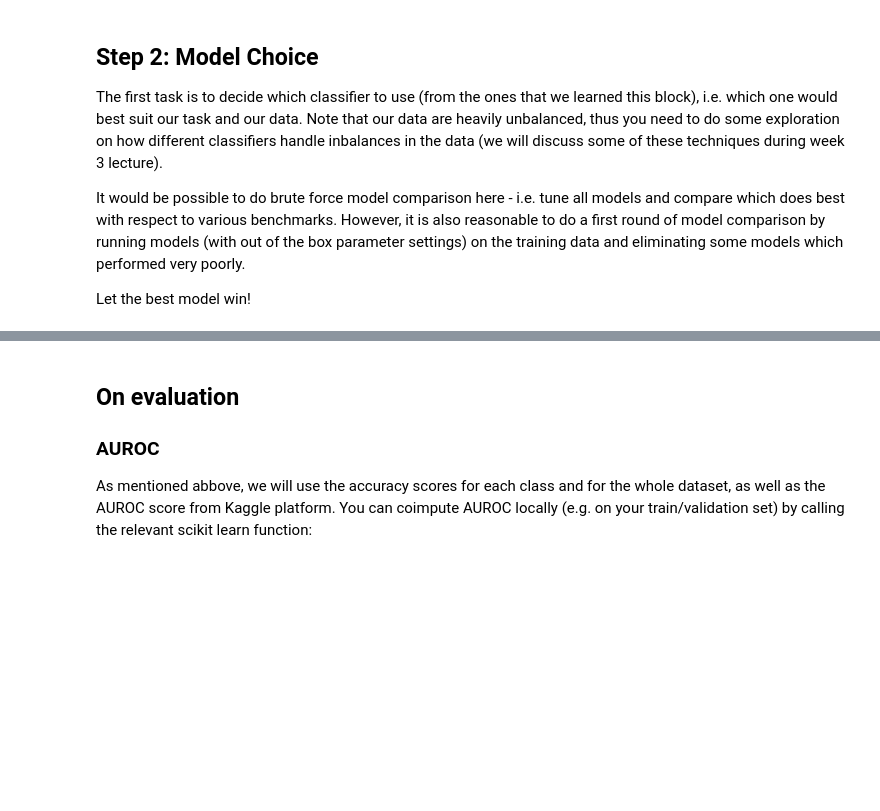
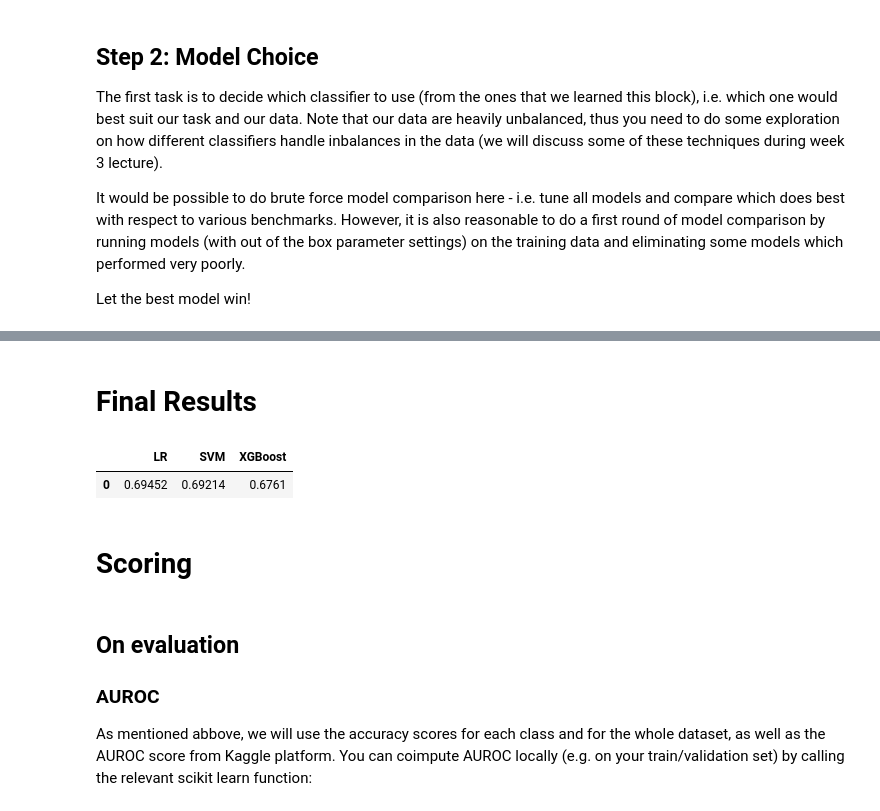
Before and after one commit to lucas-ubm/MaastrichtFlu, a Jupyter notebook: handin.ipynb, the cells around one changed output, grey strips where cells are left out. Saved outputs shown, nothing was run; the diff lists cells and outputs as text; code cells hidden in the pictures; blank space fills up the shorter version.

```diff
--- a/handin.ipynb
+++ b/handin.ipynb
@@ -929,3 +634,12 @@ lr_r.best_estimator_.predict(ntest)
+# %% [markdown]
+# Final Results
+# %%
+pd.DataFrame({'LR':0.69452, 'SVM':0.69214, 'XGBoost':0.67610}, index=[0])
+# %% [output]
+|  | LR | SVM | XGBoost |
+| 0 | 0.69452 | 0.69214 | 0.6761 |
+# %% [markdown]
+# Scoring
 # %% [markdown]
 ## On evaluation
 
```
Also changed, not shown: parts of 374 cells of this notebook.
